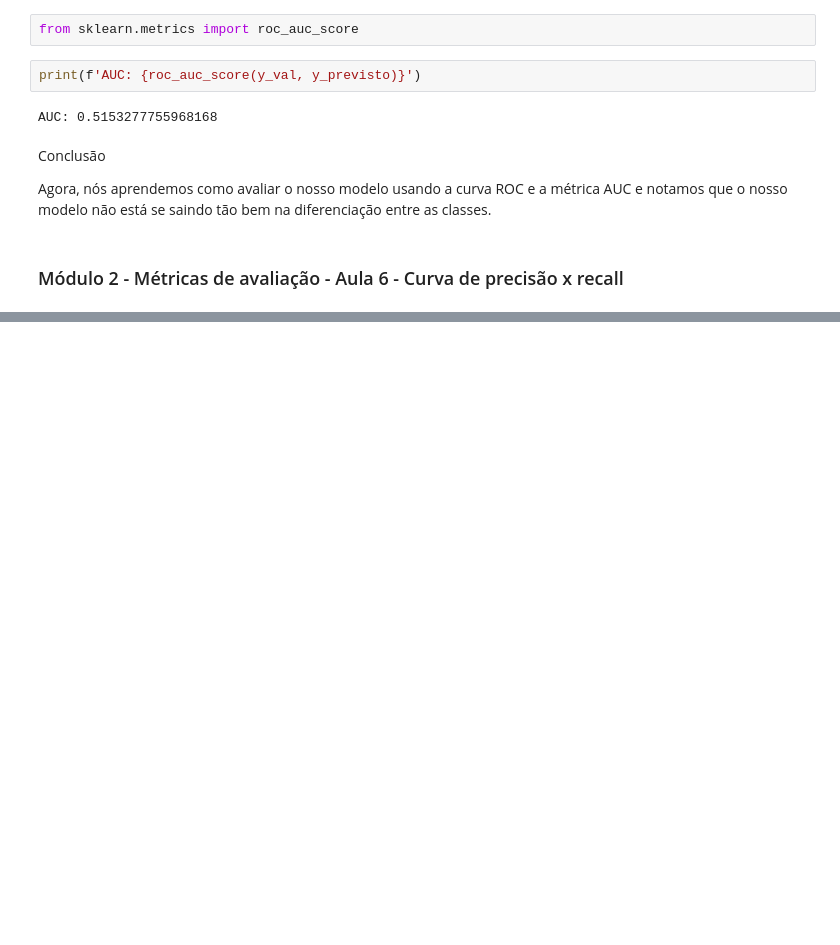
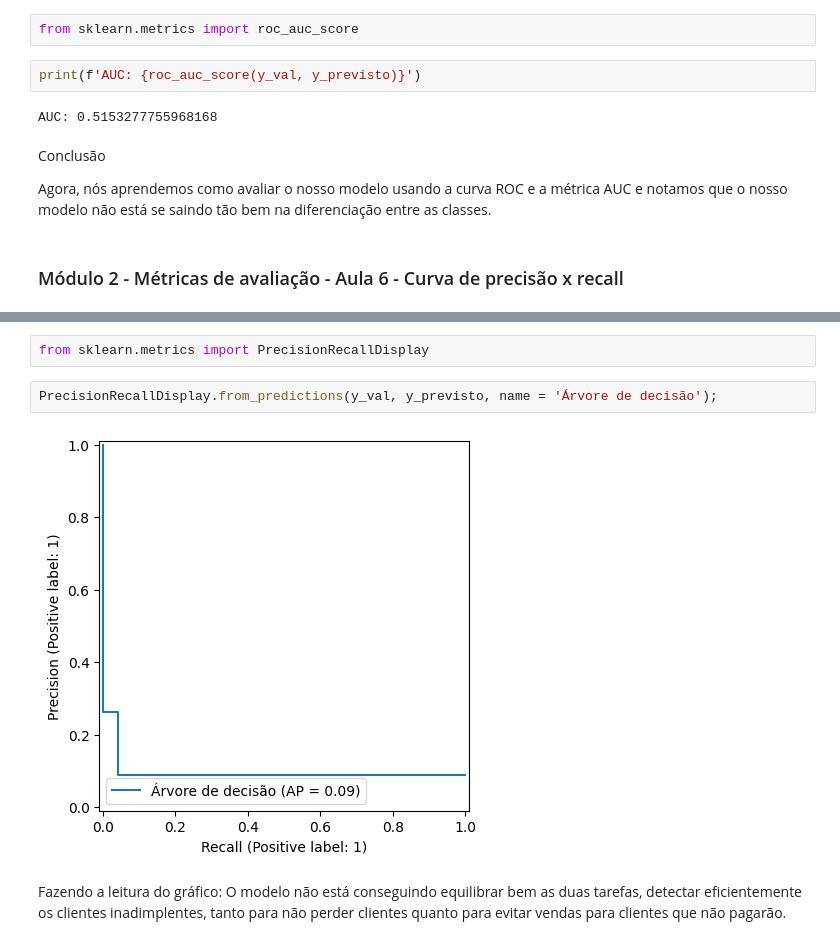
Before and after one commit to JCrpa/curso17_classificacao_validacao_de_modelos_metricas_de_avaliacao, a Jupyter notebook: projeto_inicial_classificacao_validacao_e_metricas.ipynb, the cells around one changed output, grey strips where cells are left out. Saved outputs shown, nothing was run; the diff lists cells and outputs as text; blank space fills up the shorter version.

```diff
--- a/projeto_inicial_classificacao_validacao_e_metricas.ipynb
+++ b/projeto_inicial_classificacao_validacao_e_metricas.ipynb
@@ -288,0 +297,8 @@ Agora, nós aprendemos como avaliar o nosso modelo usando a curva ROC e a métri
+# %%
+from sklearn.metrics import PrecisionRecallDisplay
+# %%
+PrecisionRecallDisplay.from_predictions(y_val, y_previsto, name = 'Árvore de decisão');
+# %% [output]
+[figure, added]
+# %% [markdown]
+Fazendo a leitura do gráfico: O modelo não está conseguindo equilibrar bem as duas tarefas, detectar eficientemente os clientes inadimplentes, tanto para não perder clientes quanto para evitar vendas para clientes que não pagarão.
```
Also changed, not shown: parts of 5 cells of this notebook.
